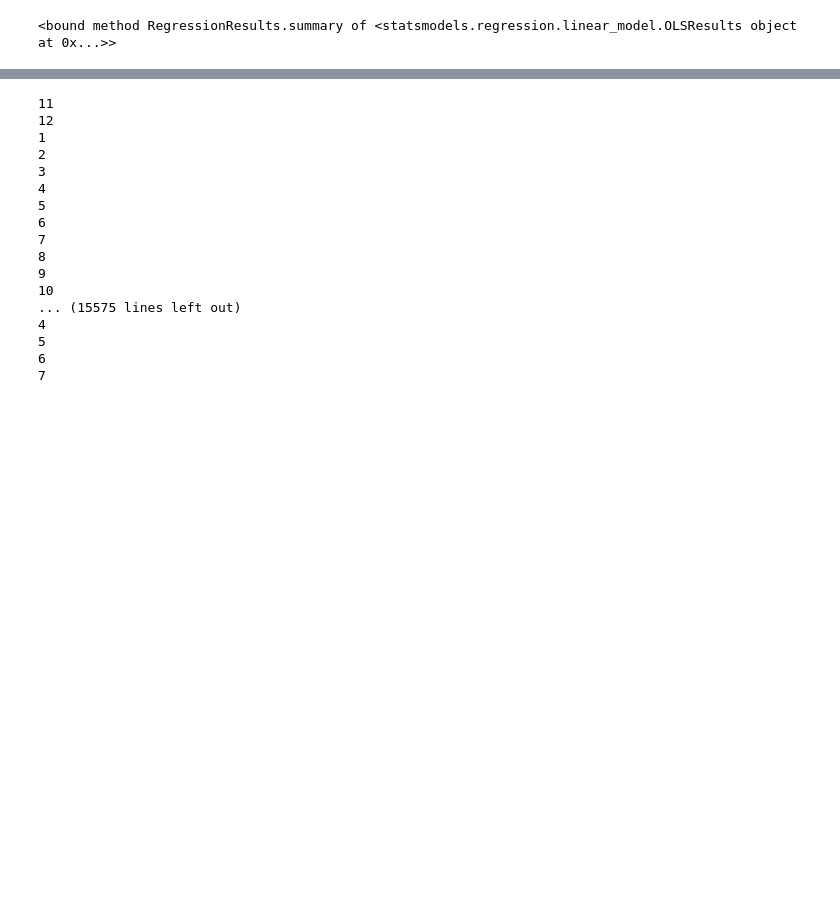
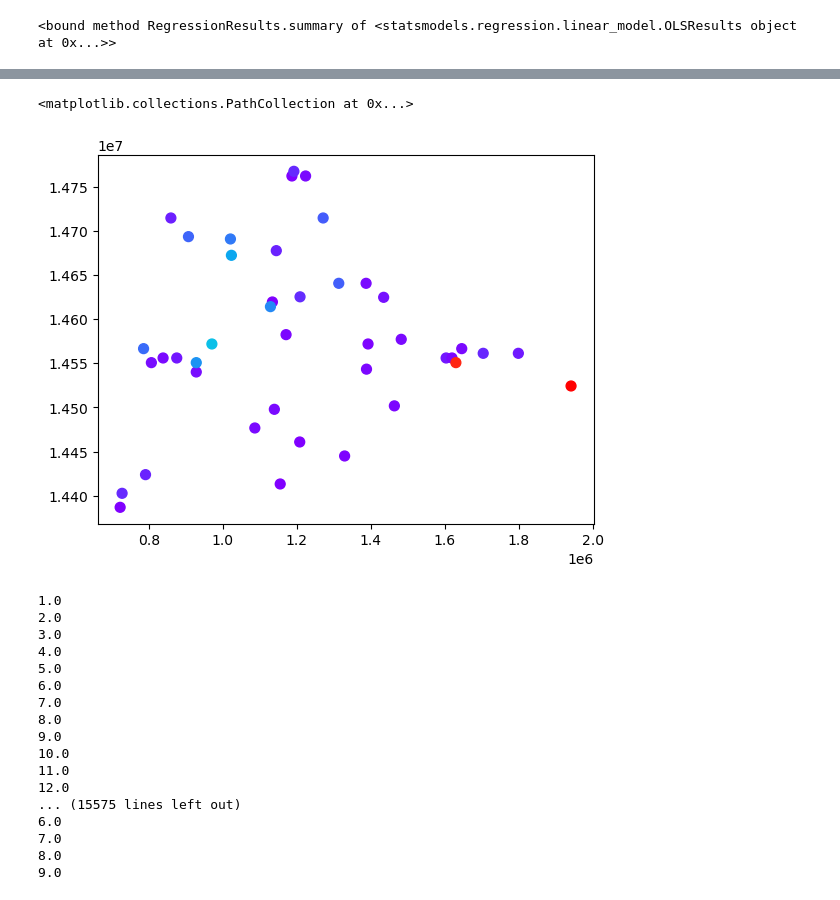
Before and after one commit to levinielson/CS6830Project6, a Jupyter notebook: Project6.ipynb, the cells around one changed output, grey strips where cells are left out. Saved outputs shown, nothing was run; the diff lists cells and outputs as text; code cells hidden in the pictures; blank space fills up the shorter version.

```diff
--- a/Project6.ipynb
+++ b/Project6.ipynb
@@ -57,21 +68,30 @@ display(lm.summary)
+# %%
+# waterData.plot(kind = 'scatter', x = 'x', y = 'y')
+# plt.scatter( x= waterData.x, y = waterData.y, s=200, c=waterData.Observed, cmap='cividis')
+temp = (waterData.groupby('Segment_id').agg('mean'))
+plt.scatter( x= temp.x, y = temp.y, s=50, c=temp.Observed, cmap='rainbow')
+# %% [output]
+<matplotlib.collections.PathCollection at 0x...>
+[figure, added]
 # %%
-for date in waterData['Date']:
-    print(math.floor((date%365.25 /30.5)+1))
+for date in waterData['est_Month']:
+    # print(math.floor(((date%365.25 /30)+2)%12)+1)
+    print(date)
 # %% [output]
-11
-12
-1
-2
-3
-4
-5
-6
-7
-8
-9
-10
+1.0
+2.0
+3.0
+4.0
+5.0
+6.0
+7.0
+8.0
+9.0
+10.0
+11.0
+12.0
 ... (15575 lines left out)
-4
-5
-6
-7
+6.0
+7.0
+8.0
+9.0
```
Also changed, not shown: parts of 5 cells of this notebook.
